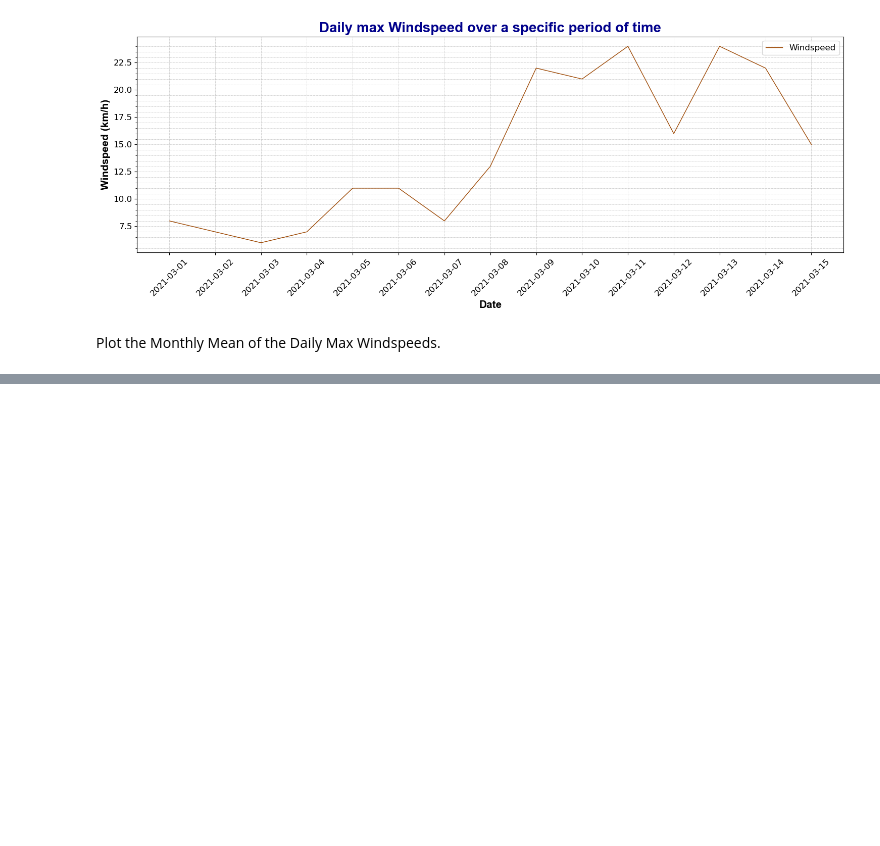
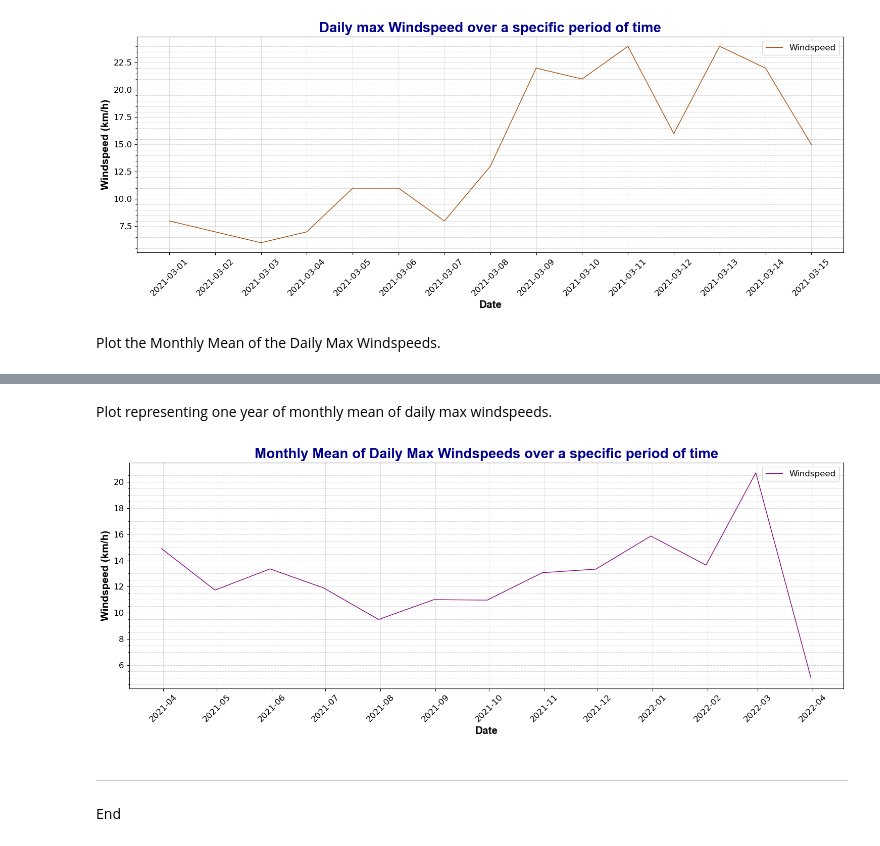
Before and after one commit to TomUszyn/PFDA-assignments, a Jupyter notebook: assingment_6_Weather.ipynb, the cells around one changed output, grey strips where cells are left out. Saved outputs shown, nothing was run; the diff lists cells and outputs as text; code cells hidden in the pictures; blank space fills up the shorter version.

```diff
--- a/assingment_6_Weather.ipynb
+++ b/assingment_6_Weather.ipynb
@@ -452,0 +463,39 @@ plt.show()
+# %% [markdown]
+Plot representing one year of monthly mean of daily max windspeeds.
+# %%
+# Filter data for a specific period of time
+startDate = "2021-03-01 01:00:00"
+endDate = "2022-03-01 01:00:00"
+filteredDf = df.loc[startDate:endDate]
+
+# Calculate the monthly mean of daily max windspeeds for the filtered data
+filteredDfDailyMax = filteredDf['wdsp'].resample('D').max()
+filteredDfMonthlyMeanOfMax = filteredDfDailyMax.resample('M').mean()
+
+# Plot with Seaborn
+plt.figure(figsize=(15, 6))
+sns.lineplot(data=filteredDfMonthlyMeanOfMax, color='purple', linestyle='-', linewidth=1)
+plt.title('Monthly Mean of Daily Max Windspeeds over a specific period of time', fontsize=20, fontweight='bold', fontname='Arial', color='darkblue')
+plt.xlabel('Date', fontsize=15, fontweight='bold', fontname='Arial')
+plt.ylabel('Windspeed (km/h)', fontsize=15, fontweight='bold', fontname='Arial')
+plt.grid(True, which='both', linestyle='--', linewidth=0.4)
+plt.xticks(fontsize=12, rotation=45)
+plt.yticks(fontsize=12)
+
+# Customize x-axis ticks and labels
+ax = plt.gca()
+ax.xaxis.set_major_locator(mdates.MonthLocator(interval=1))
+ax.xaxis.set_major_formatter(mdates.DateFormatter('%Y-%m'))
+
+# Add minor ticks on y-axis
+ax.yaxis.set_minor_locator(AutoMinorLocator())
+
+plt.legend(['Windspeed'], loc='upper right', fontsize=12)
+plt.tight_layout()
+plt.show()
+# %% [output]
+[figure, added]
+# %% [markdown]
+***
+
+End
```
Also changed, not shown: parts of 1 cell of this notebook.
